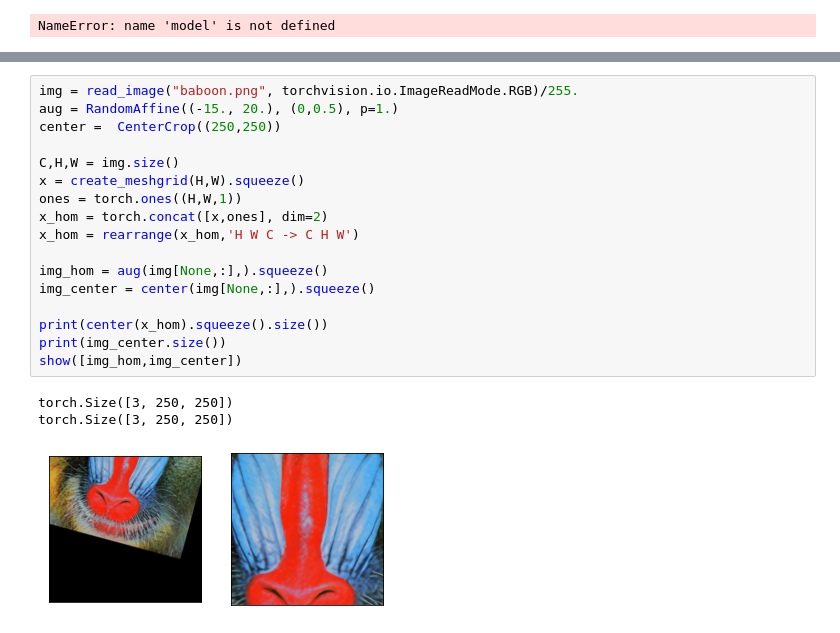
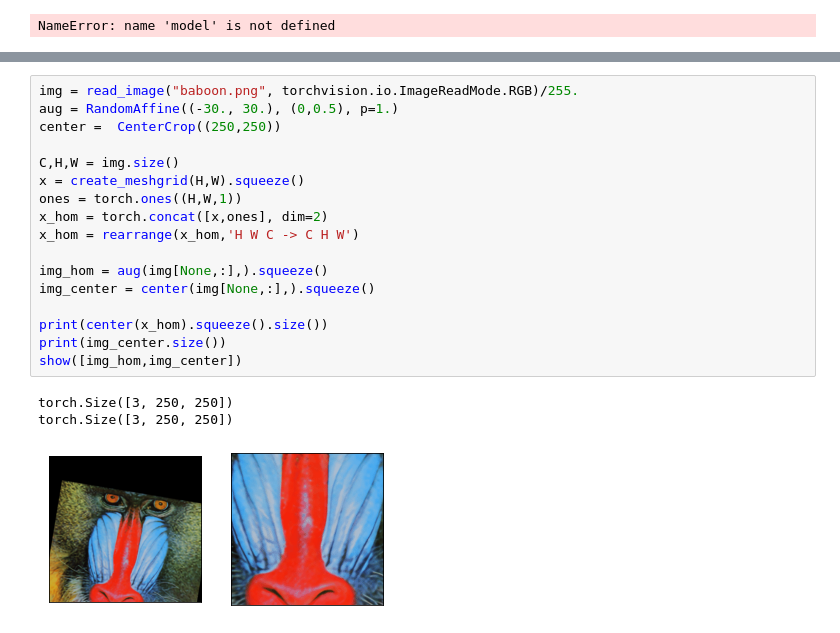
Before and after one commit to SimonMatern/barf, a Jupyter notebook: barf.ipynb, the cells around one changed output, grey strips where cells are left out. Drawn from its saved outputs; the diff is of its cells as text.

```diff
--- a/barf.ipynb
+++ b/barf.ipynb
@@ -556,25 +553,25 @@ class BARF_PL(pl.LightningModule):
                 #self.logger.log_histogram(tag="grads", values=grads, global_step=self.trainer.global_step)
 # %%
 img = read_image("baboon.png", torchvision.io.ImageReadMode.RGB)/255.
-aug = RandomAffine((-15., 20.), (0,0.5), p=1.)
+aug = RandomAffine((-30., 30.), (0,0.5), p=1.)
 center =  CenterCrop((250,250))
 
 C,H,W = img.size()
 x = create_meshgrid(H,W).squeeze()
 ones = torch.ones((H,W,1))
 x_hom = torch.concat([x,ones], dim=2)
 x_hom = rearrange(x_hom,'H W C -> C H W')
 
 img_hom = aug(img[None,:],).squeeze()
 img_center = center(img[None,:],).squeeze()
 
 print(center(x_hom).squeeze().size())
 print(img_center.size())
 show([img_hom,img_center])
 # %% [output]
 torch.Size([3, 250, 250])
 torch.Size([3, 250, 250])
-[figure, old version]
+[figure, new version]
 # %%
 imgs = [img_center,img_hom]
 coords_ref = center(x_hom).squeeze()
```
Also changed, not shown: parts of 7 cells of this notebook.
